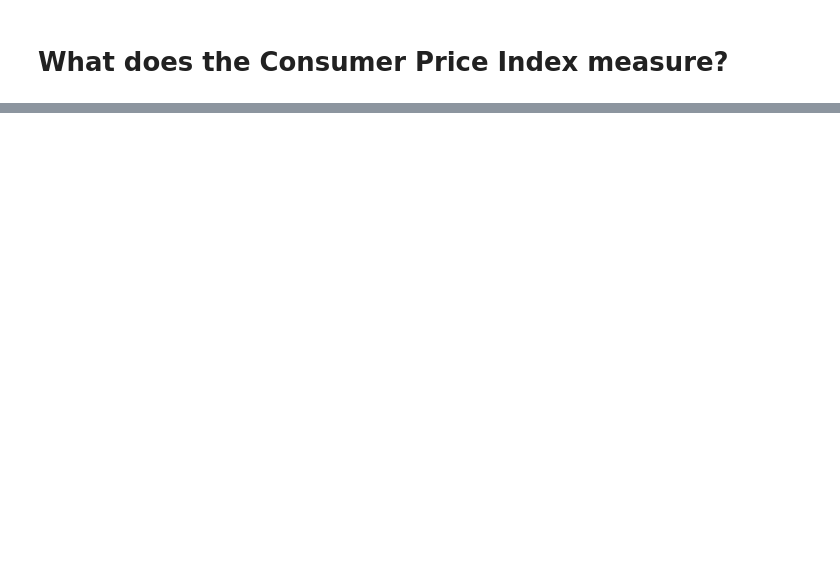
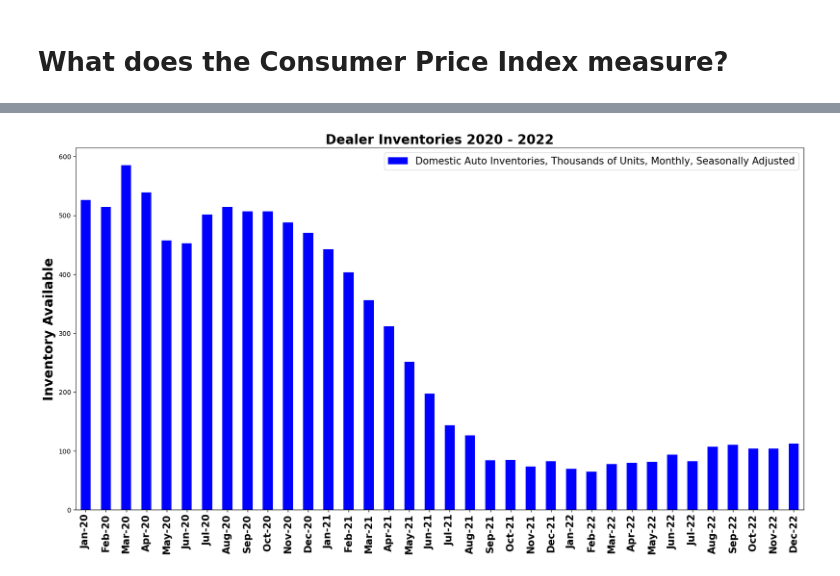
Before and after one commit to T800-101A/Impact_Vehicule_COVID-19, a Jupyter notebook: Total Vehicle Sales.ipynb, the cells around one changed output, grey strips where cells are left out. Cells and saved outputs as stored; diff of their text form; code cells hidden in the pictures; blank space fills up the shorter version.

```diff
--- a/Total Vehicle Sales.ipynb
+++ b/Total Vehicle Sales.ipynb
@@ -74,0 +66,11 @@ plt.show()
+# %%
+bar_graph('C:/Users/tj_da/OneDrive/Desktop/Impact_Vehicule_COVID-19/project1data/auto_inventories.csv',
+          'observation_date',
+          'bar',
+          'dealer_inventories.png',
+          'Inventory Available',
+          'Dealer Inventories 2020 - 2022',
+          'blue'
+          )
+# %% [output]
+[figure, added]
```
Also changed, not shown: parts of 8 cells of this notebook.
